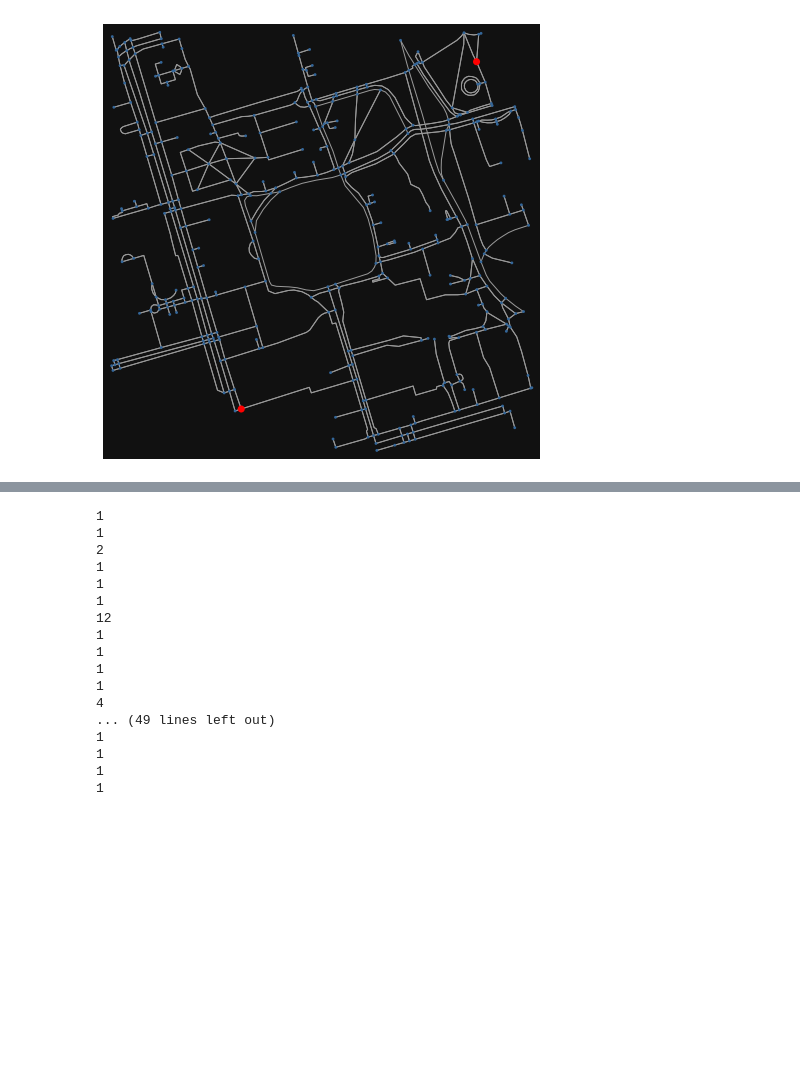
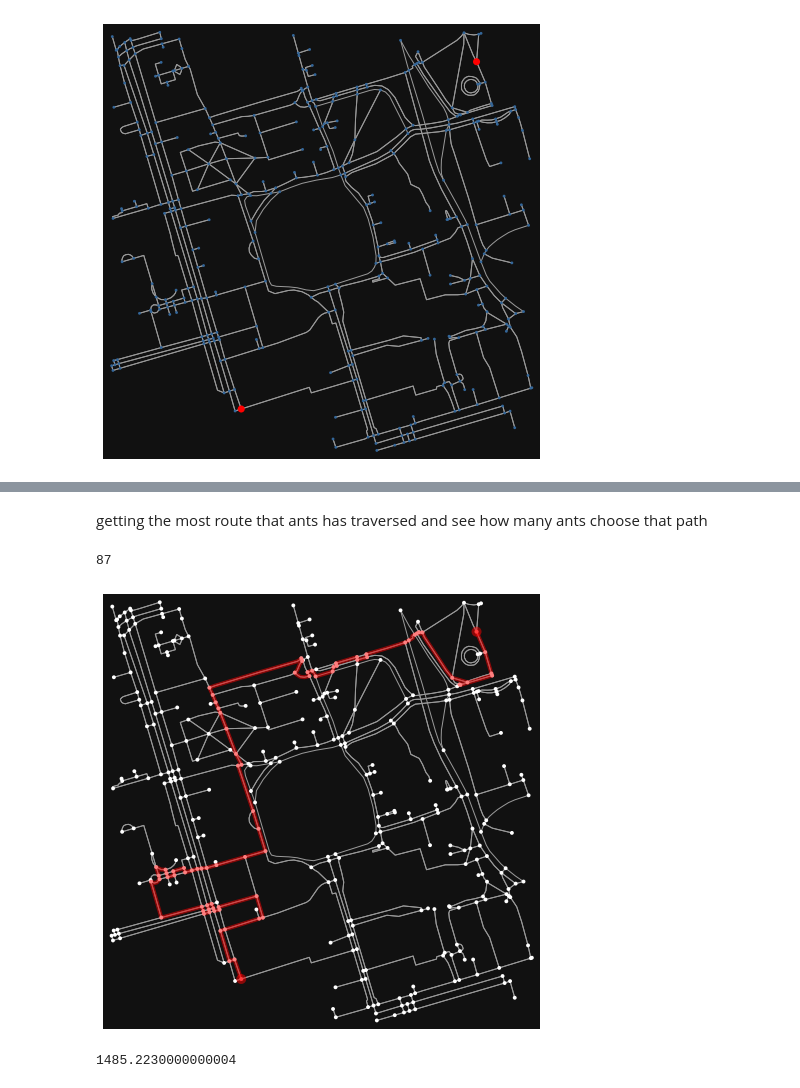
Before and after one commit to MotasemASakr/Swarm-Intelligence-based-Algorithms, a Jupyter notebook: Ant Colony Optimization.ipynb, the cells around one changed output, grey strips where cells are left out. Drawn from its saved outputs; the diff is of its cells as text; code cells hidden in the pictures; blank space fills up the shorter version.

```diff
--- a/Ant Colony Optimization.ipynb
+++ b/Ant Colony Optimization.ipynb
@@ -40,7 +41,7 @@ for edge in G.edges():
 # %%
 routes = dict()   # all the routes choosen by all the ants
 
-for ant in range(100):
+for ant in range(1000):
     # put an ant on the origin node
     frontier = [origin]
     explored = set()
@@ -93,7 +94,7 @@ for ant in range(100):
 
     # choosing Q should be totally dependent on the problem on hand
     # by looking the length of edges Q equals to 10 seems like a fair choice
-    Q = 10
+    Q = 1
     for u, v in zip(route, route[1:]):
         length_of_edge = G[u][v][0]['length']
         phermone_concentration[(u,v)] += Q/length_of_edge
@@ -101,8 +102,6 @@ for ant in range(100):
     # if this route has not ever been taken before
     # added it to the routes dictionary -- tuple conversion is only here to deal with python dictionary hashing
     route = tuple(route)
-    print(route)
-
     if route in routes:
         routes[route] += 1
     else: # we have seen this route before
@@ -132,21 +109,21 @@ len(routes)
-# %%
-for i in routes.values():
-    print(i)
-# %% [output]
-1
-1
-2
-1
-1
-1
-12
-1
-1
-1
-1
-4
-... (49 lines left out)
-1
-1
-1
-1
+# %% [markdown]
+getting the most route that ants has traversed and see how many ants choose that path
+# %%
+# the route with the most number of ants
+route = max(routes, key=routes.get)
+# %%
+# number of ants
+routes[route]
+# %% [output]
+87
+# %%
+# un-hash the route :")
+route = list(route)
+# %%
+fig, ax = ox.plot_graph_route(G, route)
+# %% [output]
+[figure, added]
+# %%
+cost(G, route)
+# %% [output]
+1485.2230000000004
```
Also changed, not shown: parts of 3 cells of this notebook.
